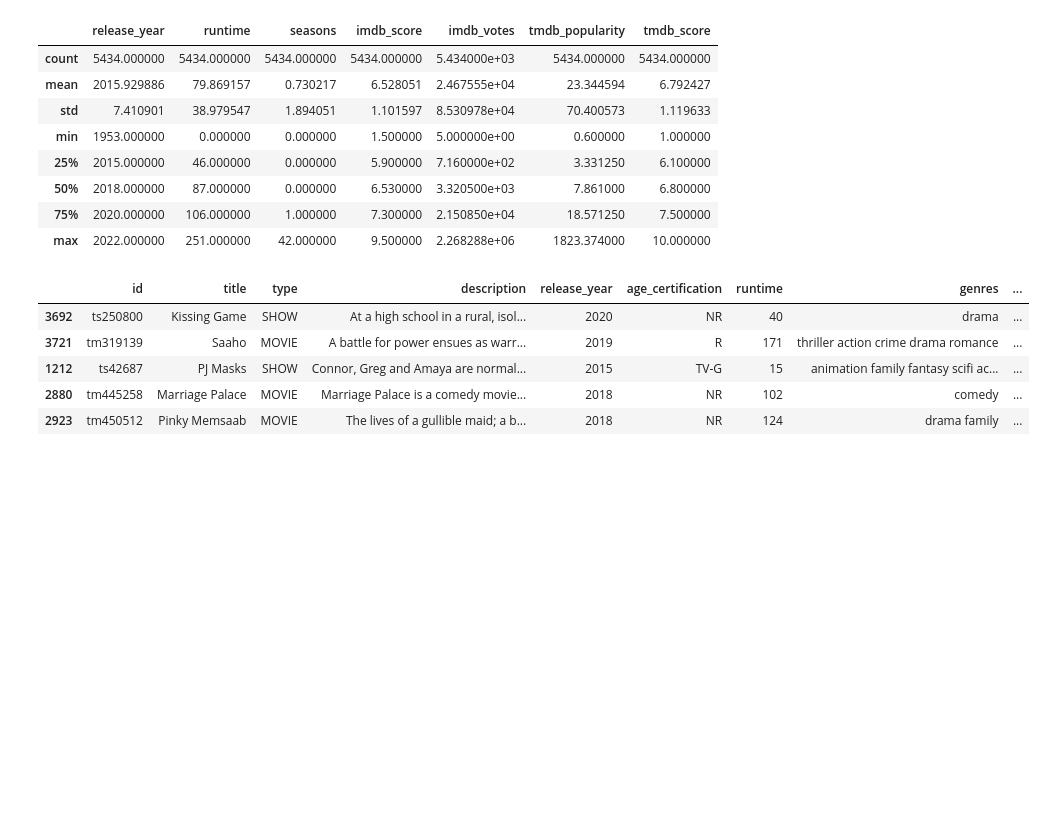
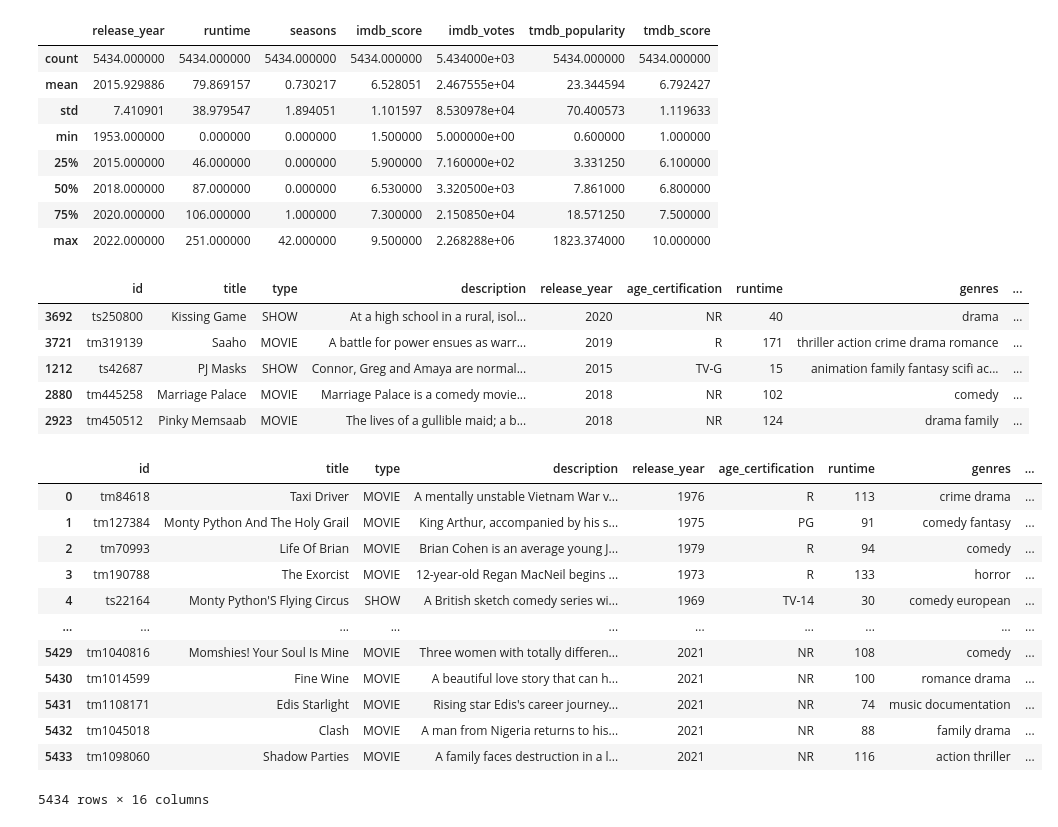
Before and after one commit to Resa200/Netflix-Recommender-System-Demo, a Jupyter notebook: Preprocessing.ipynb, the cells around one changed output. Drawn from its saved outputs; the diff is of its cells as text; code cells hidden in the pictures; blank space fills up the shorter version.

Commit message:
Main python file!

```diff
--- a/Preprocessing.ipynb
+++ b/Preprocessing.ipynb
@@ -231,3 +231,20 @@ model_df['title']=model_df['title'].apply(lambda x:x.title())
 #creating a column that combines important features
 
 model_df['tags']=model_df['genres'] + " " +model_df['description']+ ' '+ model_df['production_countries'] + " " +model_df['type']+" " +model_df['age_certification']+ ' '+ model_df['name']
+# %%
+import pandas as pd
+df=pd.read_csv('final_data.csv').sort_values(by=['title'])
+# %% [output]
+|  | id | title | type | description | release_year | age_certification | runtime | genres | ... |
+| 0 | tm84618 | Taxi Driver | MOVIE | A mentally unstable Vietnam War v... | 1976 | R | 113 | crime drama | ... |
+| 1 | tm127384 | Monty Python And The Holy Grail | MOVIE | King Arthur, accompanied by his s... | 1975 | PG | 91 | comedy fantasy | ... |
+| 2 | tm70993 | Life Of Brian | MOVIE | Brian Cohen is an average young J... | 1979 | R | 94 | comedy | ... |
+| 3 | tm190788 | The Exorcist | MOVIE | 12-year-old Regan MacNeil begins ... | 1973 | R | 133 | horror | ... |
+| 4 | ts22164 | Monty Python'S Flying Circus | SHOW | A British sketch comedy series wi... | 1969 | TV-14 | 30 | comedy european | ... |
+| ... | ... | ... | ... | ... | ... | ... | ... | ... | ... |
+| 5429 | tm1040816 | Momshies! Your Soul Is Mine | MOVIE | Three women with totally differen... | 2021 | NR | 108 | comedy | ... |
+| 5430 | tm1014599 | Fine Wine | MOVIE | A beautiful love story that can h... | 2021 | NR | 100 | romance drama | ... |
+| 5431 | tm1108171 | Edis Starlight | MOVIE | Rising star Edis's career journey... | 2021 | NR | 74 | music documentation | ... |
+| 5432 | tm1045018 | Clash | MOVIE | A man from Nigeria returns to his... | 2021 | NR | 88 | family drama | ... |
+| 5433 | tm1098060 | Shadow Parties | MOVIE | A family faces destruction in a l... | 2021 | NR | 116 | action thriller | ... |
+5434 rows × 16 columns
```
Also changed, not shown: 1 other file.
